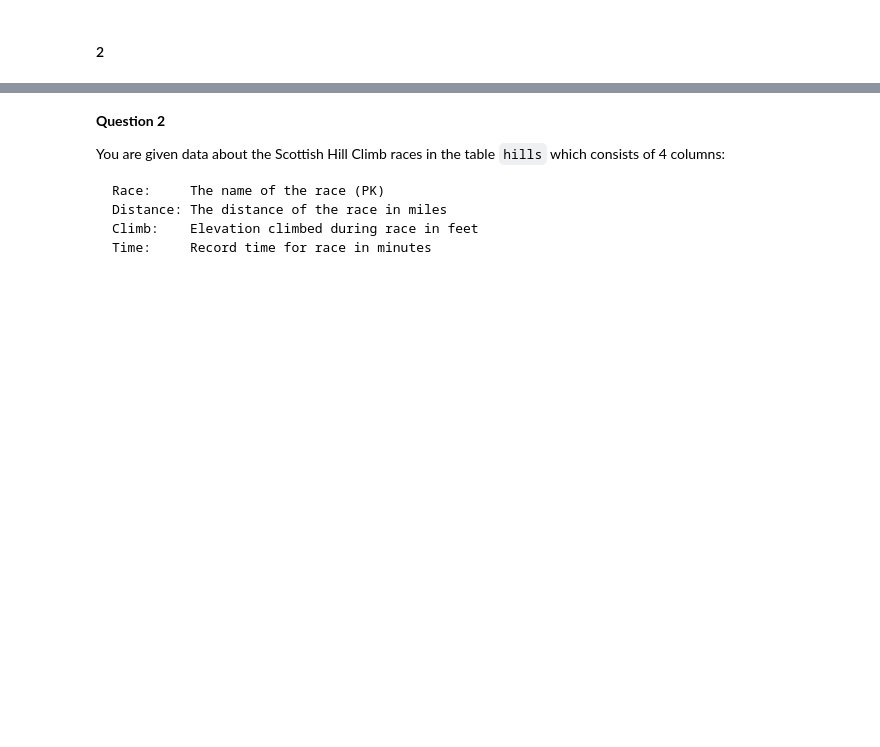
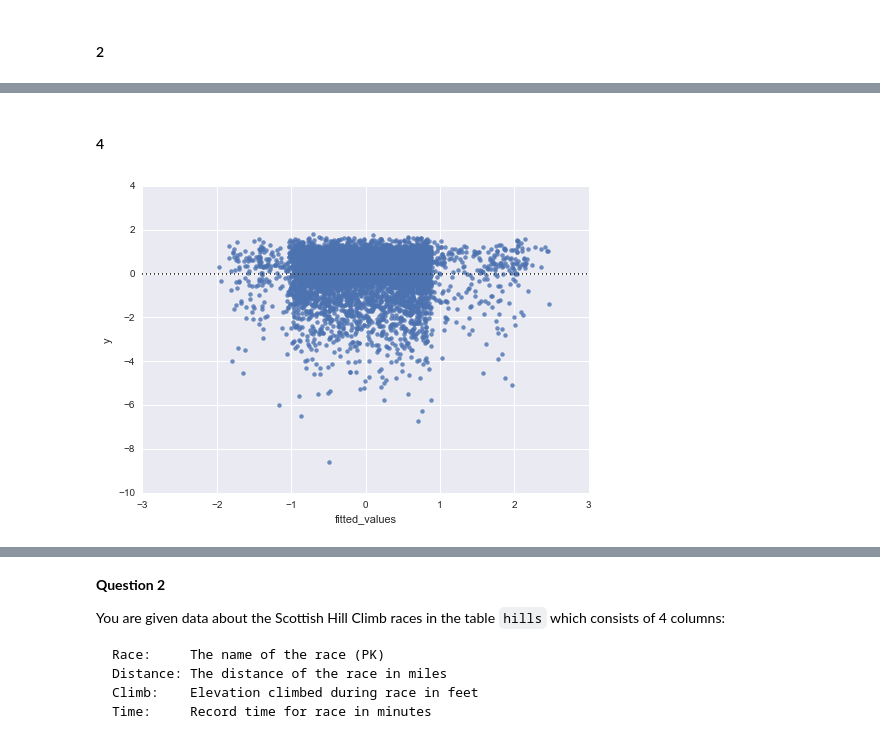
Before and after one commit to carlespoles/DSCI6002-student, a Jupyter notebook: week6/6-4_RegDiag/DSCI6002-6.4-Lab-CarlesPolesMielgo.ipynb, the cells around one changed output, grey strips where cells are left out. Saved outputs shown, nothing was run; the diff lists cells and outputs as text; code cells hidden in the pictures; blank space fills up the shorter version.

```diff
--- a/week6/6-4_RegDiag/DSCI6002-6.4-Lab-CarlesPolesMielgo.ipynb
+++ b/week6/6-4_RegDiag/DSCI6002-6.4-Lab-CarlesPolesMielgo.ipynb
@@ -169,0 +176,11 @@ sns.residplot('fitted_values', 'y', homer);
+# %% [markdown]
+#### 4
+# %%
+# Note that we are taking the abs value of y, since some values of y are negative and the log does not exist.
+log_y = np.log(abs(y))
+model_log = sm.OLS(log_y, X)
+results_log = model_log.fit()
+
+sns.residplot('fitted_values', log_y, homer);
+# %% [output]
+[figure, added]
```
Also changed, not shown: parts of 23 cells of this notebook.
